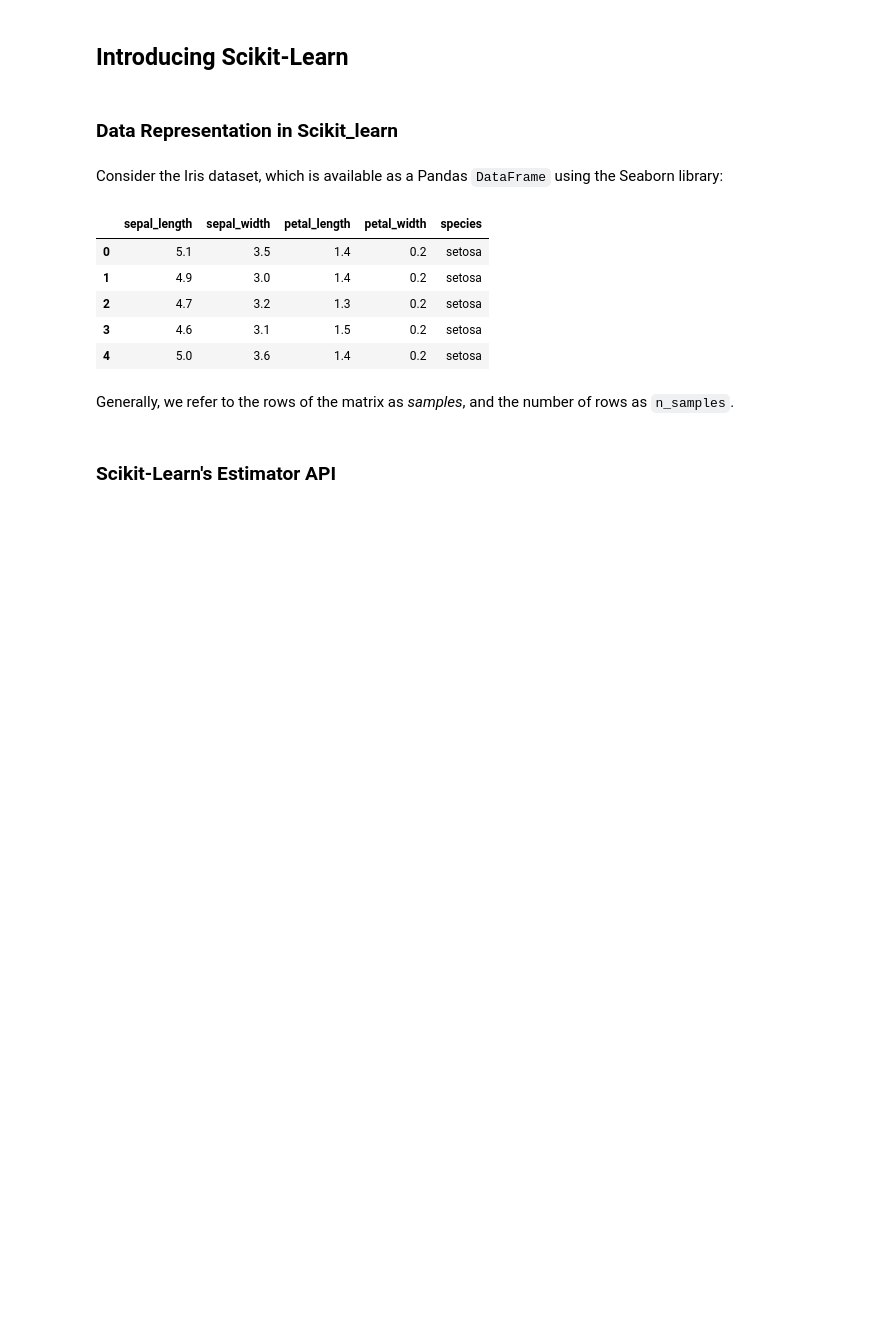
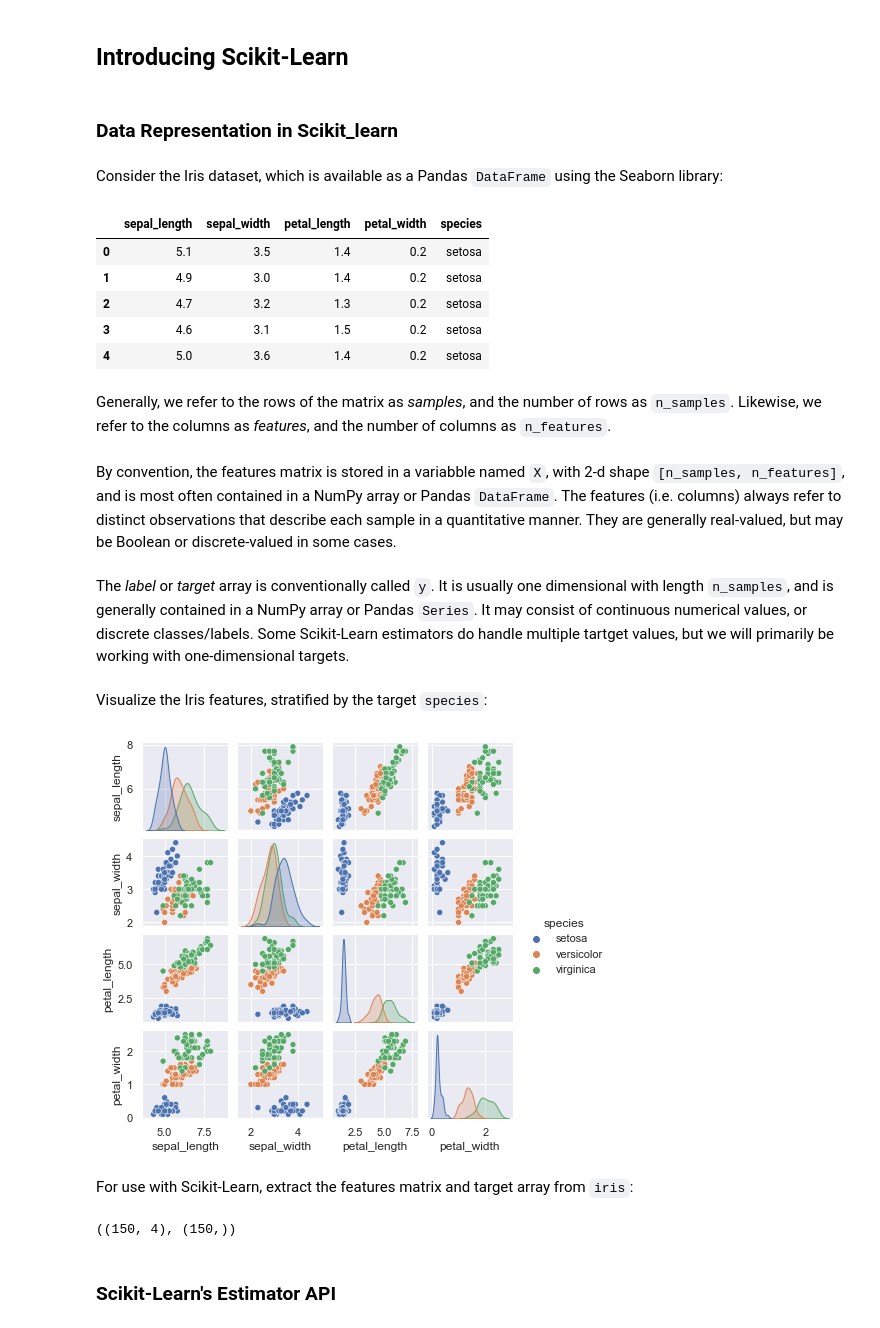
Before and after one commit to taylordunn/python-data-science-handbook, a Jupyter notebook: chapter5/chapter5.ipynb, the cells around one changed output. Saved outputs shown, nothing was run; the diff lists cells and outputs as text; code cells hidden in the pictures; blank space fills up the shorter version.

```diff
--- a/chapter5/chapter5.ipynb
+++ b/chapter5/chapter5.ipynb
@@ -37,5 +37,31 @@ iris.head()
 | 4 | 5.0 | 3.6 | 1.4 | 0.2 | setosa |
 # %% [markdown]
 Generally, we refer to the rows of the matrix as *samples*, and the number of rows as `n_samples`.
+Likewise, we refer to the columns as *features*, and the number of columns as `n_features`.
+# %% [markdown]
+By convention, the features matrix is stored in a variabble named `X`, with 2-d shape `[n_samples, n_features]`, and is most often contained in a NumPy array or Pandas `DataFrame`.
+The features (i.e. columns) always refer to distinct observations that describe each sample in a quantitative manner.
+They are generally real-valued, but may be Boolean or discrete-valued in some cases.
+# %% [markdown]
+The *label* or *target* array is conventionally called `y`.
+It is usually one dimensional with length `n_samples`, and is generally contained in a NumPy array or Pandas `Series`.
+It may consist of continuous numerical values, or discrete classes/labels.
+Some Scikit-Learn estimators do handle multiple tartget values, but we will primarily be working with one-dimensional targets.
+# %% [markdown]
+Visualize the Iris features, stratified by the target `species`:
+# %%
+%matplotlib inline
+sns.set()
+sns.pairplot(iris, hue='species', height=1.5);
+# %% [output]
+[figure, added]
+# %% [markdown]
+For use with Scikit-Learn, extract the features matrix and target array from `iris`:
+# %%
+X_iris = iris.drop('species', axis=1)
+y_iris = iris['species']
+X_iris.shape, y_iris.shape
+# %% [output]
+((150, 4), (150,))
 # %% [markdown]
 ### Scikit-Learn's Estimator API
```
Also changed, not shown: parts of 15 cells of this notebook.
